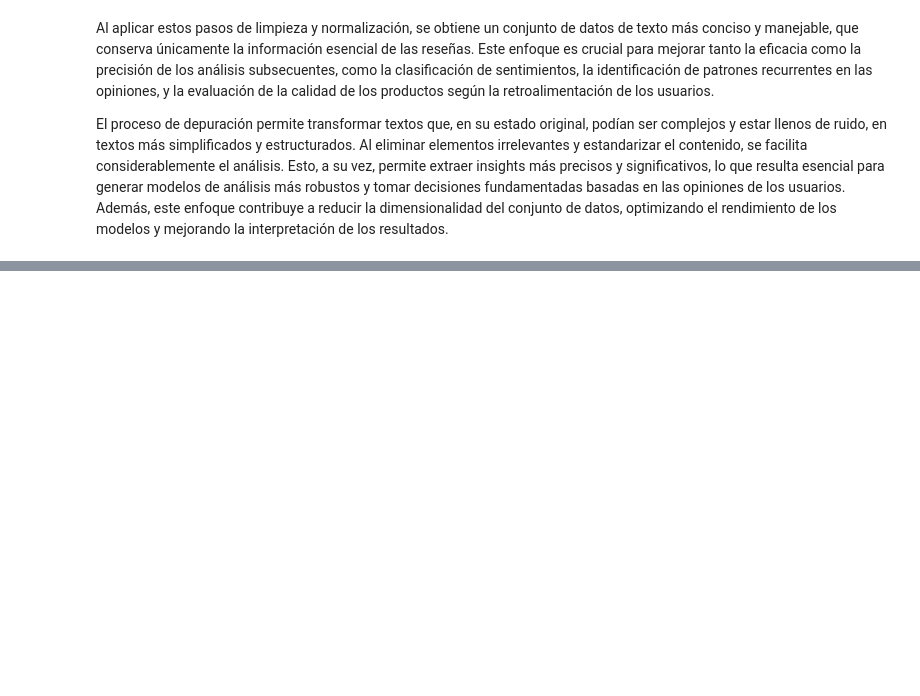
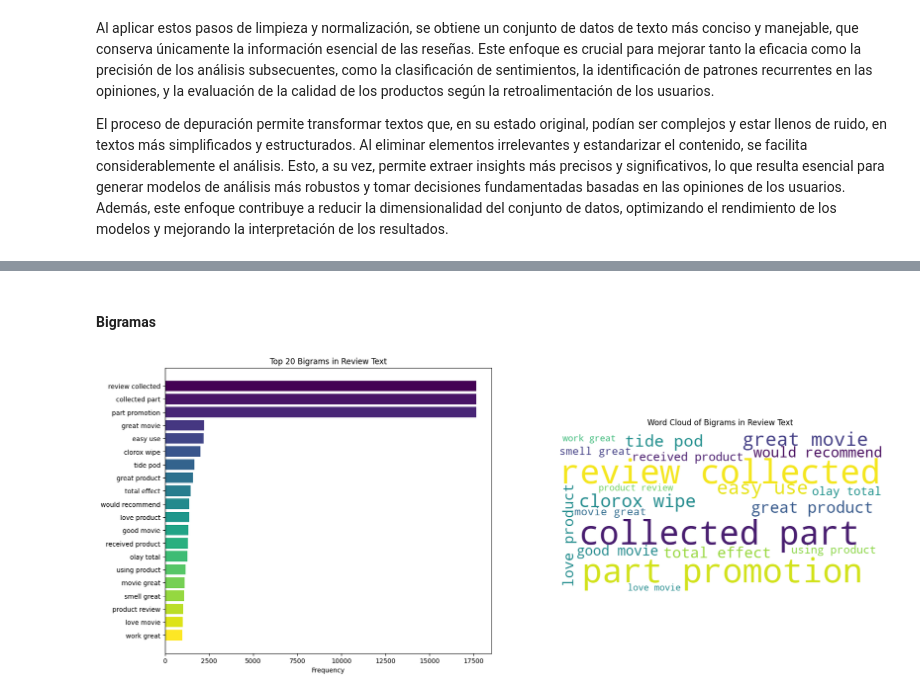
Before and after one commit to LeivaDiego/Lab6-DataScience, a Jupyter notebook: Lab6-ejercicio2.ipynb, the cells around one changed output, grey strips where cells are left out. Drawn from its saved outputs; the diff is of its cells as text; code cells hidden in the pictures; blank space fills up the shorter version.

```diff
--- a/Lab6-ejercicio2.ipynb
+++ b/Lab6-ejercicio2.ipynb
@@ -417,0 +502,38 @@ El proceso de depuración permite transformar textos que, en su estado original,
+# %%
+def get_ngrams(texts, n=2, top_n=20):
+    """
+    Función para extraer n-gramas de un conjunto de textos.
+
+    Args:
+        texts (list): Lista de textos.
+        n (int): Especifica si se van a generar bigramas (n=2) o trigramas (n=3).
+        top_n (int): Número de n-gramas más comunes a devolver.
+
+    Returns:
+        List: Lista de los n-gramas más comunes y su frecuencia.
+    """
+    vectorizer = CountVectorizer(ngram_range=(n, n)).fit(texts)
+    ngrams = vectorizer.transform(texts)
+    sum_ngrams = ngrams.sum(axis=0)
+    ngram_freq = [(word, sum_ngrams[0, idx]) for word, idx in vectorizer.vocabulary_.items()]
+    ngram_freq = sorted(ngram_freq, key=lambda x: x[1], reverse=True)
+
+    return ngram_freq[:top_n]
+# %% [markdown]
+#### Bigramas
+# %%
+# Obtener los bigramas más comunes
+bigram_freq = get_ngrams(reviews_df['clean_reviews_text'], n=2, top_n=20)
+
+# Generar nube de palabras de bigramas
+bigram_wordcloud = WordCloud(width=800,
+                             height=400,
+                             background_color='white').generate_from_frequencies(dict(bigram_freq))
+
+# Graficar bigramas más comunes y nube de palabras
+plot_bars_and_wordcloud(bigram_freq,
+                        bigram_wordcloud,
+                        'Top 20 Bigrams in Review Text',
+                        'Word Cloud of Bigrams in Review Text')
+# %% [output]
+[figure, added]
```
Also changed, not shown: parts of 25 cells of this notebook.
